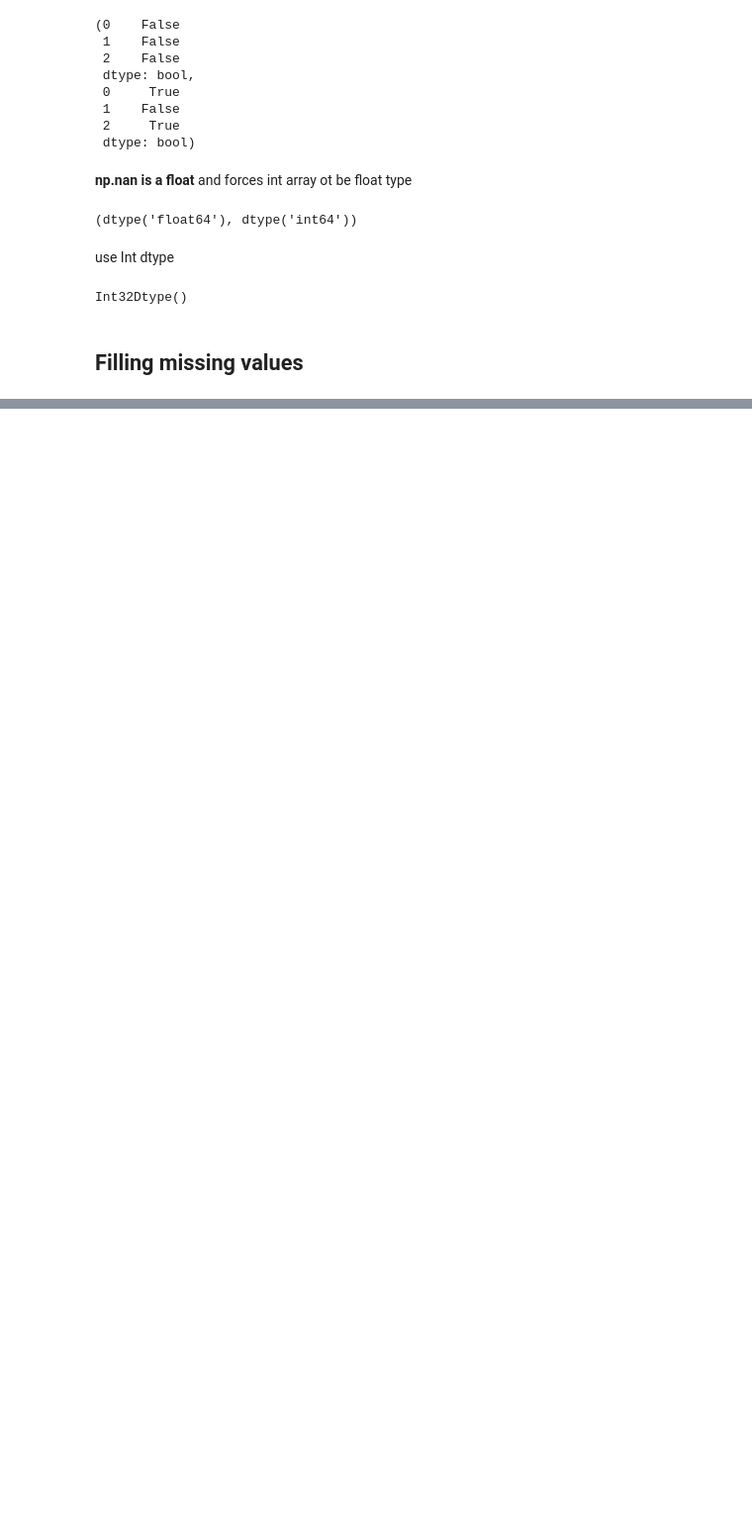
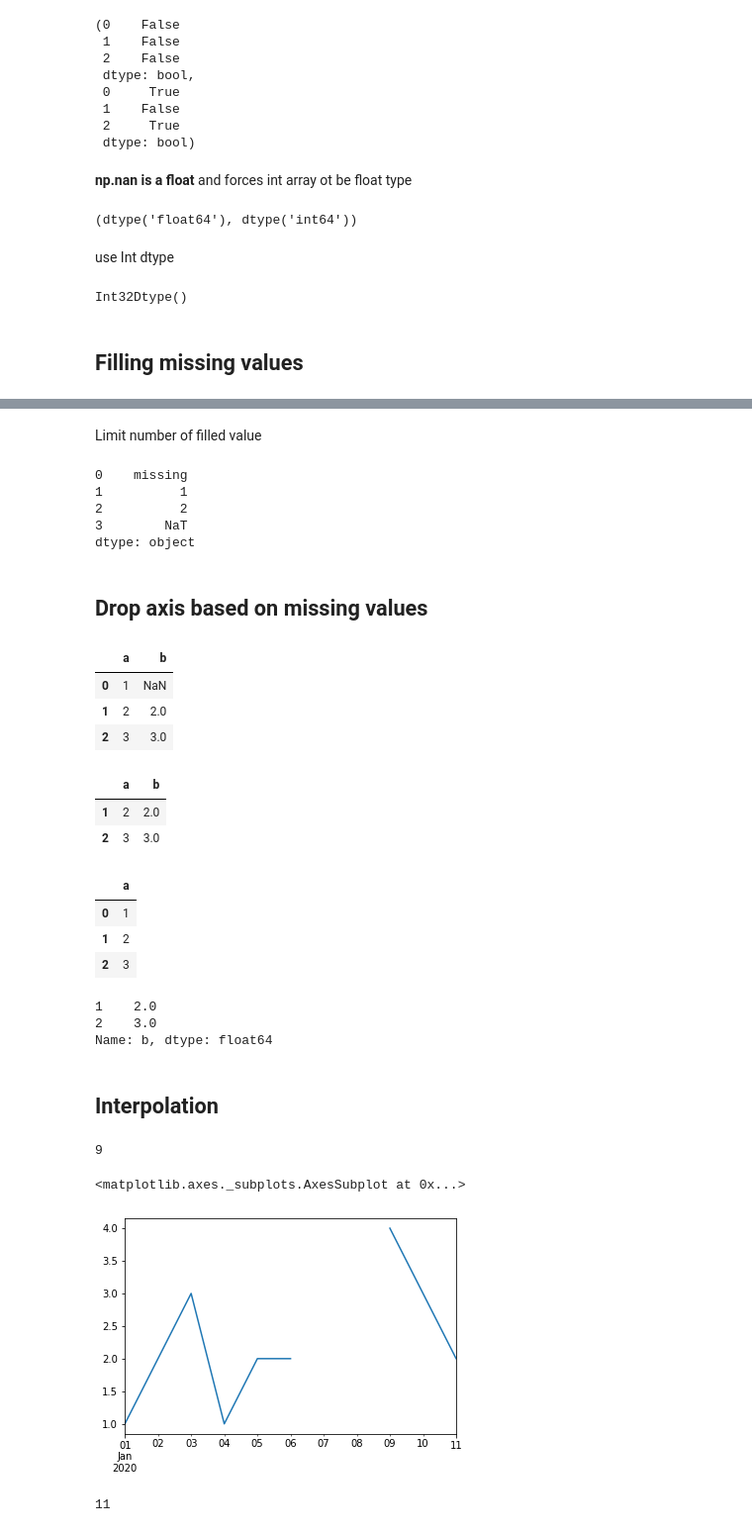
Before and after one commit to RadoslawB/learning-machine-learning, a Jupyter notebook: notebooks/pandas-working-with-missing-data.ipynb, the cells around one changed output, grey strips where cells are left out. Shown at 99% size. Drawn from its saved outputs; the diff is of its cells as text; code cells hidden in the pictures; blank space fills up the shorter version.

Commit message:
feat: 🎸 pandas
working with missing data

```diff
--- a/notebooks/pandas-working-with-missing-data.ipynb
+++ b/notebooks/pandas-working-with-missing-data.ipynb
@@ -39,0 +94,56 @@ Int32Dtype()
+# %% [markdown]
+Limit number of filled value
+# %%
+s.fillna('missing', limit=1)
+# %% [output]
+0    missing
+1          1
+2          2
+3        NaT
+dtype: object
+# %% [markdown]
+## Drop axis based on missing values
+# %%
+df = pd.DataFrame({'a': [1 ,2, 3], 'b': [np.nan, 2,3]})
+df
+# %% [output]
+|  | a | b |
+| 0 | 1 | NaN |
+| 1 | 2 | 2.0 |
+| 2 | 3 | 3.0 |
+# %%
+df.dropna(axis=0)
+# %% [output]
+|  | a | b |
+| 1 | 2 | 2.0 |
+| 2 | 3 | 3.0 |
+# %%
+df.dropna(axis=1)
+# %% [output]
+|  | a |
+| 0 | 1 |
+| 1 | 2 |
+| 2 | 3 |
+# %%
+df.b.dropna()
+# %% [output]
+1    2.0
+2    3.0
+Name: b, dtype: float64
+# %% [markdown]
+## Interpolation
+# %%
+ts = pd.Series([1,2,3,1,2,2, np.nan, np.nan, 4,3,2], index=pd.date_range('2020/1/1', '2020/1/11'))
+# %%
+ts.count()
+# %% [output]
+9
+# %%
+ts.plot()
+# %% [output]
+<matplotlib.axes._subplots.AxesSubplot at 0x...>
+[figure, added]
+# %%
+ts.interpolate().count()
+# %% [output]
+11
```
Also changed, not shown: parts of 17 cells of this notebook.
